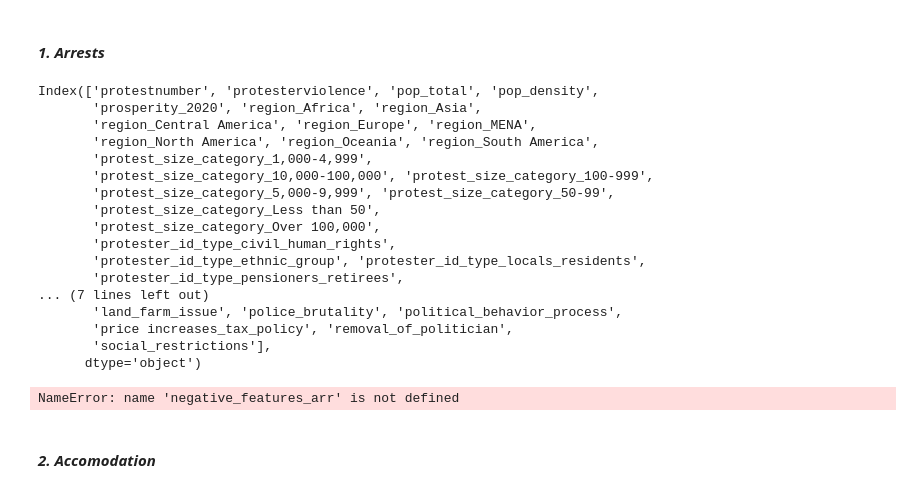
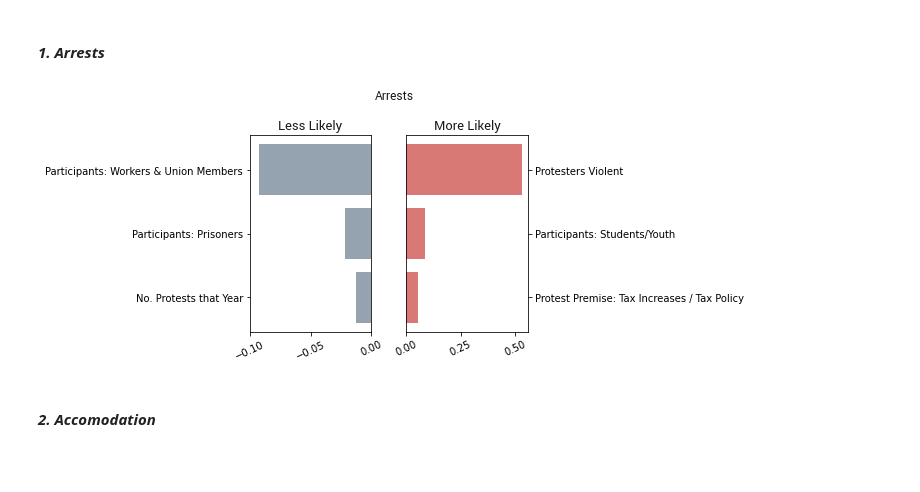
Before and after one commit to EmFib/Mass-Protests, a Jupyter notebook: users/log_reg_for_metrics_en.ipynb, the cells around one changed output. Drawn from its saved outputs; the diff is of its cells as text; code cells hidden in the pictures; blank space fills up the shorter version.

Commit message:
feature importance charts

```diff
--- a/users/log_reg_for_metrics_en.ipynb
+++ b/users/log_reg_for_metrics_en.ipynb
@@ -472,30 +472,12 @@ logreg_arr = LogisticRegression(C=0.01, max_iter=100, penalty='l1', solver='libl
 # once model is run, logreg_arr has been fit and will retain fit model qualities
 X_train_arr, roc_auc, f1_score_train, f1_score_test, precision_train, precision_test, \
 recall_train, recall_test, accuracy_train, accuracy_test = state_response_predictor(mass_no_country, features, 'arrests', logreg_arr)
-# %%
-X_train_arr.columns
-# %% [output]
-Index(['protestnumber', 'protesterviolence', 'pop_total', 'pop_density',
-       'prosperity_2020', 'region_Africa', 'region_Asia',
-       'region_Central America', 'region_Europe', 'region_MENA',
-       'region_North America', 'region_Oceania', 'region_South America',
-       'protest_size_category_1,000-4,999',
-       'protest_size_category_10,000-100,000', 'protest_size_category_100-999',
-       'protest_size_category_5,000-9,999', 'protest_size_category_50-99',
-       'protest_size_category_Less than 50',
-       'protest_size_category_Over 100,000',
-       'protester_id_type_civil_human_rights',
-       'protester_id_type_ethnic_group', 'protester_id_type_locals_residents',
-       'protester_id_type_pensioners_retirees',
-... (7 lines left out)
-       'land_farm_issue', 'police_brutality', 'political_behavior_process',
-       'price increases_tax_policy', 'removal_of_politician',
-       'social_restrictions'],
-      dtype='object')
-# %%
-plot_most_important_features(negative_features_arr, negative_coeffs_arr, positive_features_arr, positive_coeffs_arr, 'title')
-# %% [output]
-NameError: name 'negative_features_arr' is not defined
+# %%
+negative_features_arr, negative_coeffs_arr, positive_features_arr, positive_coeffs_arr = find_most_important_features(X_train_arr, logreg_arr, n=3)
+
+plot_most_important_features(negative_features_arr, negative_coeffs_arr, positive_features_arr, positive_coeffs_arr, 'Arrests')
+# %% [output]
+[figure, added]
 # %% [markdown]
 #### **_2. Accomodation_**
 # %%
```
Also changed, not shown: parts of 17 cells of this notebook.
